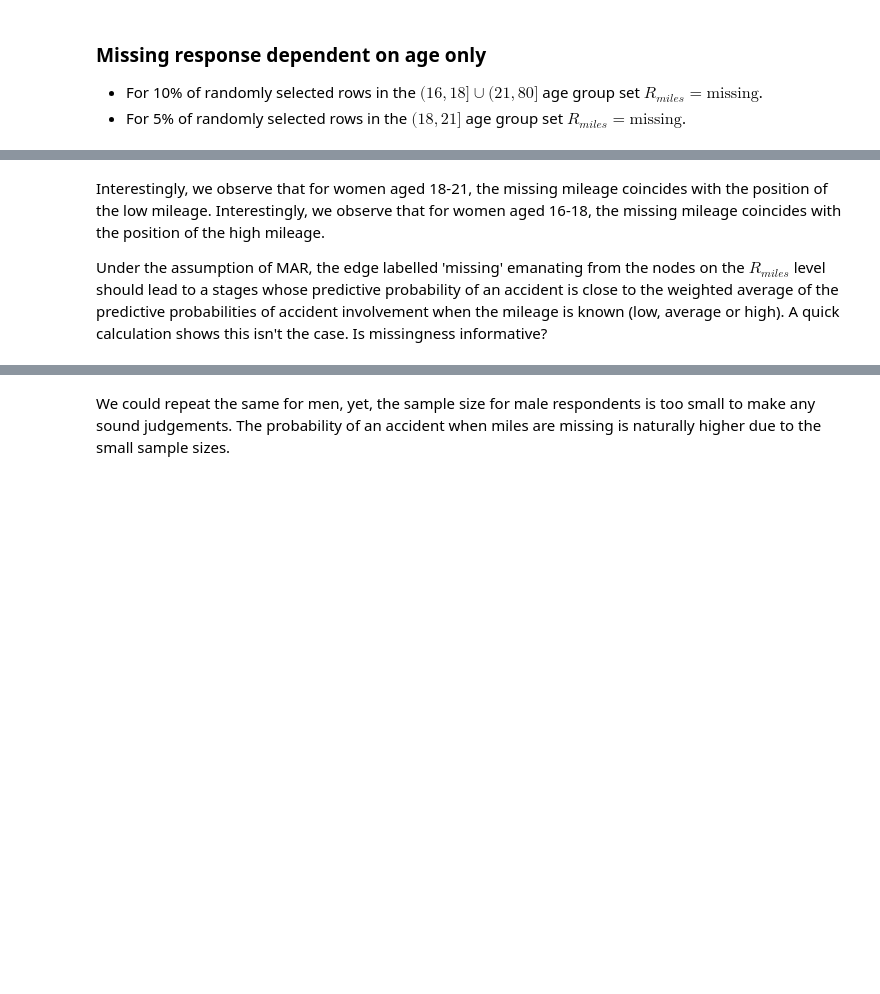
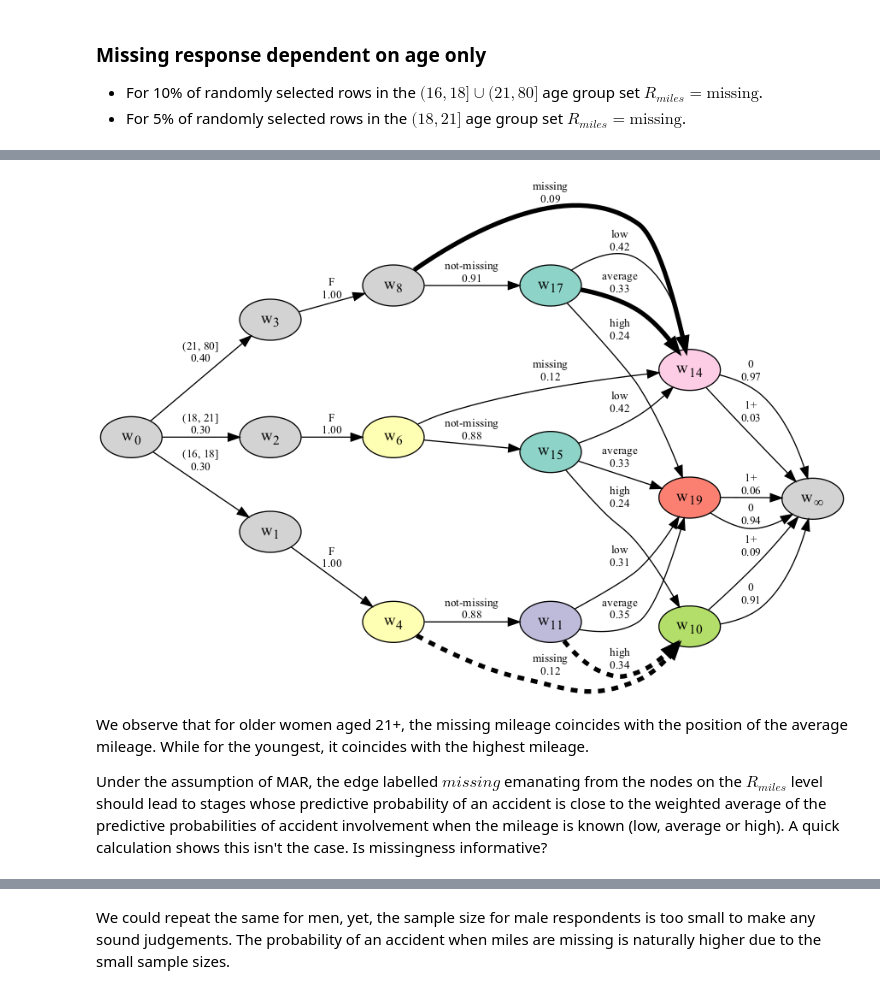
Before and after one commit to Kaasiak/ceg-workshops, a Jupyter notebook: ceg-workshops.ipynb, the cells around one changed output, grey strips where cells are left out. Saved outputs shown, nothing was run; the diff lists cells and outputs as text; code cells hidden in the pictures; blank space fills up the shorter version.

```diff
--- a/ceg-workshops.ipynb
+++ b/ceg-workshops.ipynb
@@ -269,34 +338,34 @@ ceg.create_figure()
 # %%
 # All women subgraph
 
 ceg_reduced = cegpy.ChainEventGraphReducer(ceg)
 ceg_reduced.add_uncertain_edge_set([
     ('w2', 'w6', 'F'),
     ('w3', 'w8', 'F'),
     ('w1', 'w4', 'F')
 ])
 
 g = ceg_reduced.graph.dot_graph()
 edges = [
-    ('w6', 'w14'), ('w15', 'w14'), ('w8', 'w14'), ('w17', 'w14')
+  ('w8', 'w14'), ('w17', 'w14')
 ]
 for e in edges:
     g.get_edge(e)[-1].set_penwidth(4)
 
 edges = [
     ('w4', 'w10'), ('w11', 'w10')
 ]
 for e in edges:
     g.get_edge(e)[-1].set_penwidth(4)
     g.get_edge(e)[-1].set_style('dashed')
 
 Image(g.create_png())
+# %% [output]
+[figure, added]
 # %% [markdown]
-Interestingly, we observe that for women aged 18-21, the missing mileage coincides with the position of the low mileage.
-Interestingly, we observe that for women aged 16-18, the missing mileage coincides with the position of the high mileage.
+We observe that for older women aged 21+, the missing mileage coincides with the position of the average mileage. While for the youngest, it coincides with the highest mileage.
 
-Under the assumption of MAR, the edge labelled 'missing' emanating from the nodes on the $R_{miles}$ level should lead to a stages whose predictive probability
-of an accident is close to the weighted average of the predictive probabilities of accident involvement when the mileage is known (low, average or high).
+Under the assumption of MAR, the edge labelled $missing$ emanating from the nodes on the $R_{miles}$ level should lead to stages whose predictive probability of an accident is close to the weighted average of the predictive probabilities of accident involvement when the mileage is known (low, average or high).
 A quick calculation shows this isn't the case. Is missingness informative?
 # %%
 # the oldest
```
Also changed, not shown: parts of 60 cells of this notebook.
